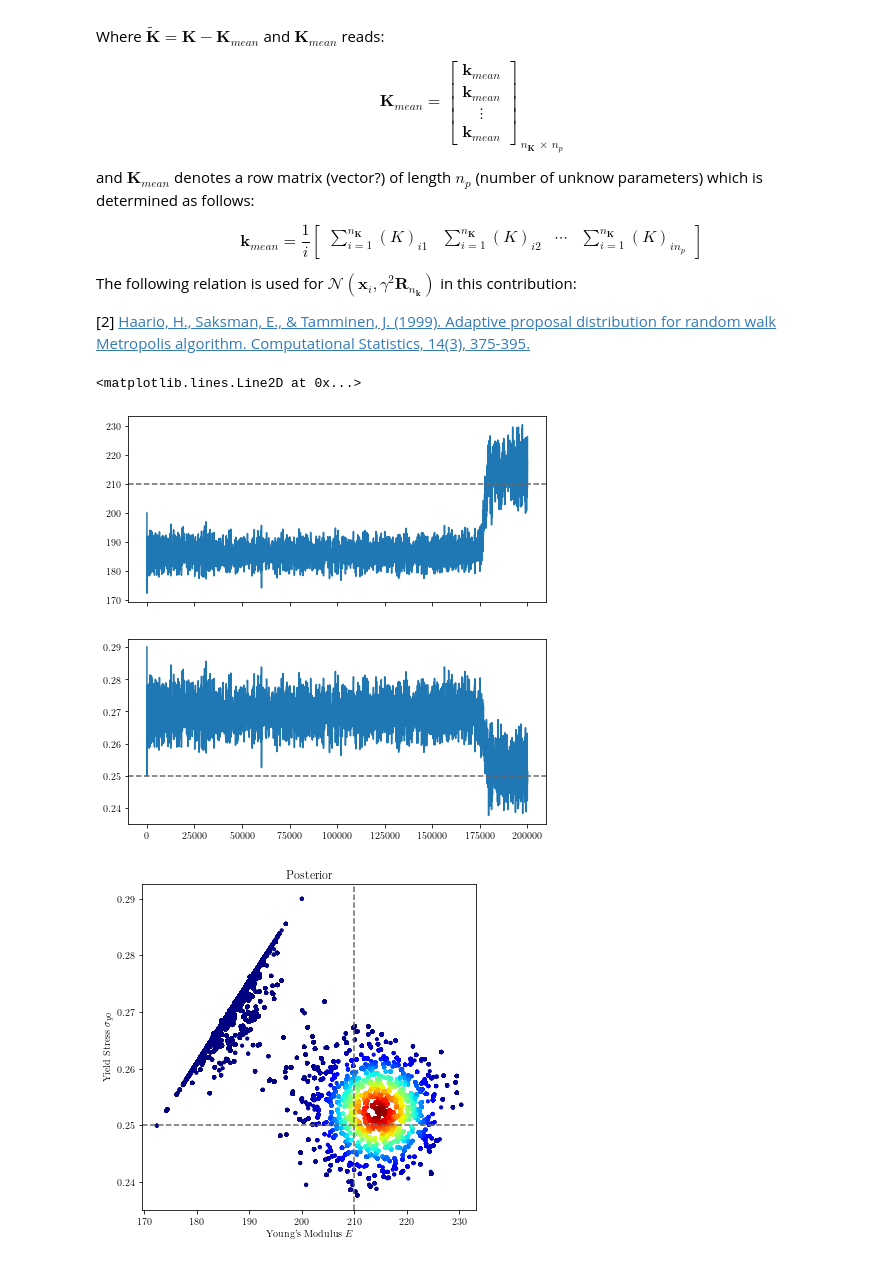
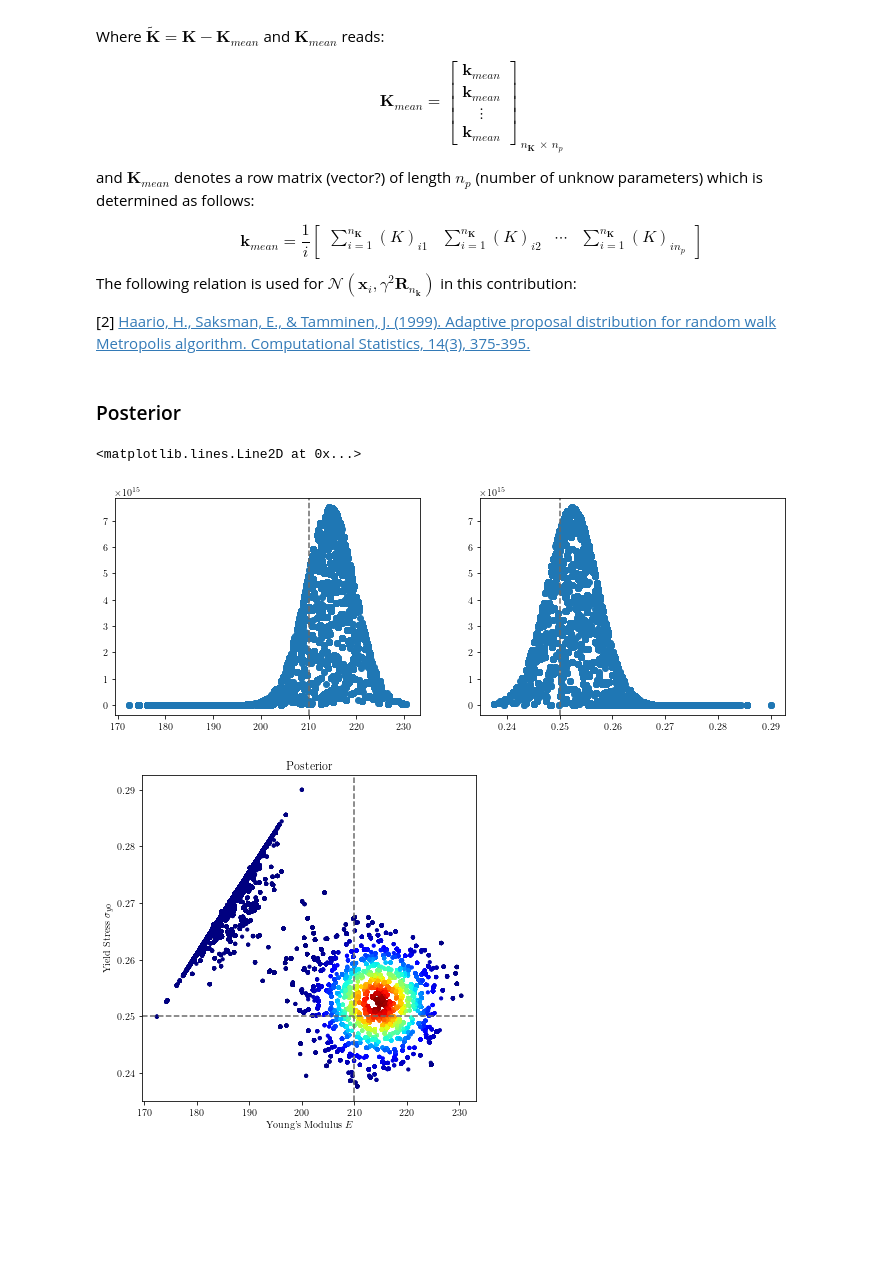
Before and after one commit to mark-hobbs/bayesian-inference-tutorial, a Jupyter notebook: 2_Linear_Elasticity_Perfect_Plasticity.ipynb, the cells around one changed output. Saved outputs shown, nothing was run; the diff lists cells and outputs as text; code cells hidden in the pictures; blank space fills up the shorter version.

```diff
--- a/2_Linear_Elasticity_Perfect_Plasticity.ipynb
+++ b/2_Linear_Elasticity_Perfect_Plasticity.ipynb
@@ -262,16 +282,19 @@ data = [strain_data, stress_data]
 mh_ap = AdaptiveMetropolisHastings(model, data, n_samples=2E5)
 
 x_0 = np.array([[200], [0.29]])  # Initial sample
-x_hist, pdf_hist = mh_ap.sample(x_0)
+x_hist, pdf_hist, accept_rate = mh_ap.sample(x_0)
-# %%
-fig, (ax1, ax2) = plt.subplots(2, sharex=True, figsize=(7.5, 7.5))
-ax1.plot(x_hist[:, 0])
-ax1.axhline(E, ls='--', color='dimgray')
-ax2.plot(x_hist[:, 1])
-ax2.axhline(stress_y, ls='--', color='dimgray')
-# %% [output]
-<matplotlib.lines.Line2D at 0x...>
-[figure]
+# %% [markdown]
+### Posterior
+# %%
+# Density plot of the Markov chain values
+fig, (ax1, ax2) = plt.subplots(1, 2, figsize=(12, 4))
+ax1.scatter(x_hist[:, 0], pdf_hist);
+ax2.scatter(x_hist[:, 1], pdf_hist);
+ax1.axvline(E, ls='--', color='dimgray')
+ax2.axvline(stress_y, ls='--', color='dimgray')
+# %% [output]
+<matplotlib.lines.Line2D at 0x...>
+[figure, added]
 # %%
 fig = plt.figure(figsize=(6,6))
 ax = fig.add_subplot(111)
```
Also changed, not shown: parts of 6 cells of this notebook, 2 other files.
